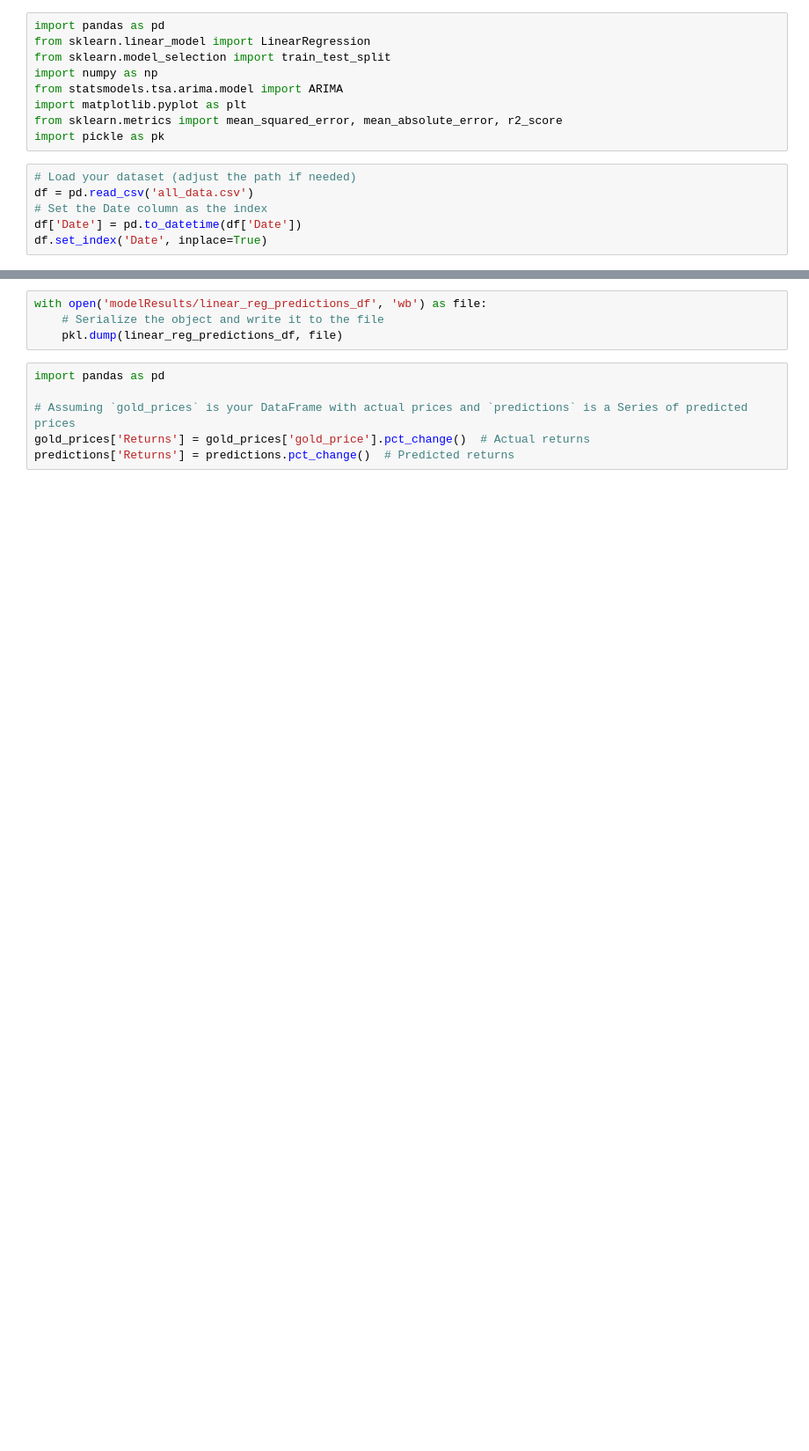
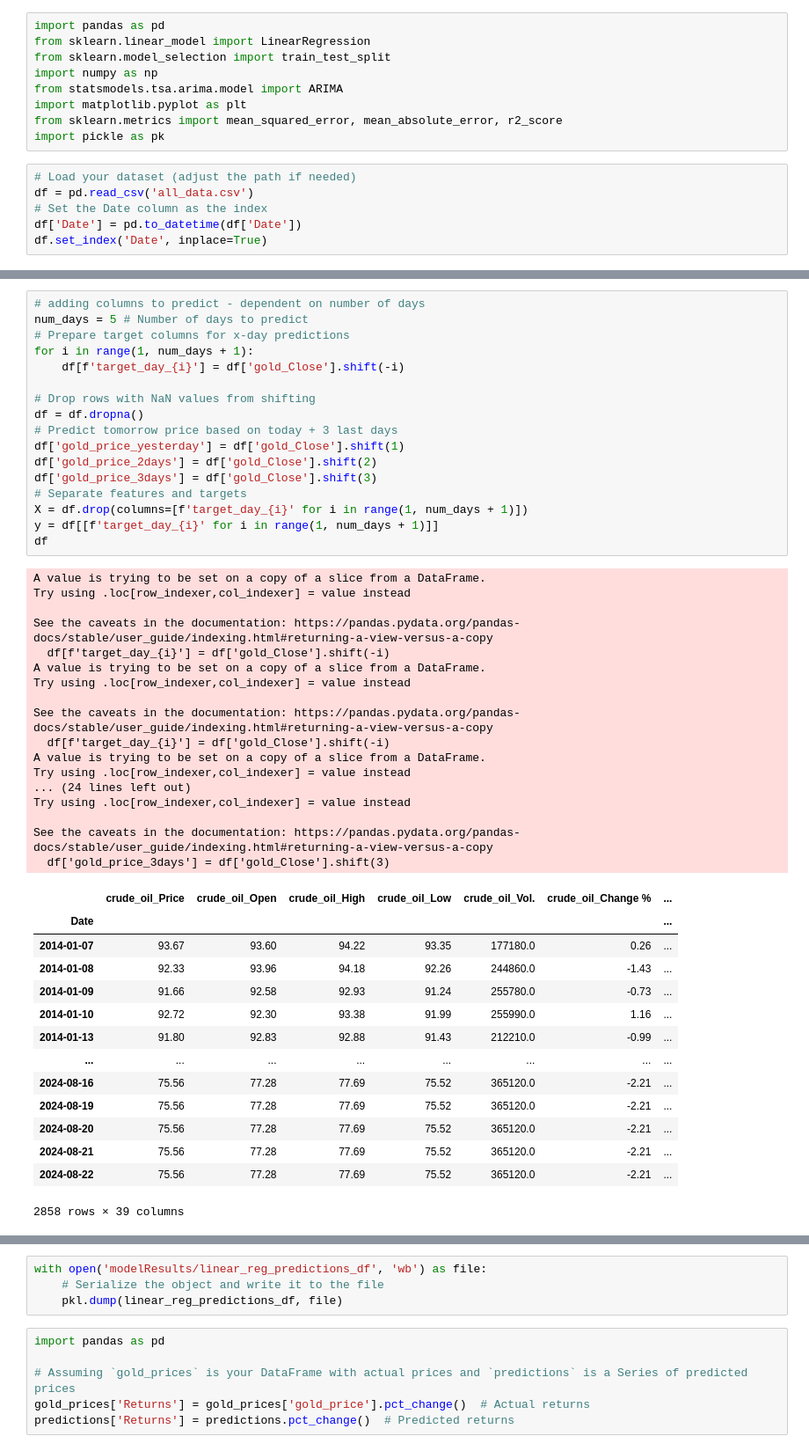
Before and after one commit to DanaMikulinsky/fintechFinalProject, a Jupyter notebook: linearRegression.ipynb, the cells around one changed output, grey strips where cells are left out. Shown at 88% size. Saved outputs shown, nothing was run; the diff lists cells and outputs as text; blank space fills up the shorter version.

```diff
--- a/linearRegression.ipynb
+++ b/linearRegression.ipynb
@@ -16 +33,50 @@ df.set_index('Date', inplace=True)
+# %%
+# adding columns to predict - dependent on number of days
+num_days = 5 # Number of days to predict
+# Prepare target columns for x-day predictions
+for i in range(1, num_days + 1):
+    df[f'target_day_{i}'] = df['gold_Close'].shift(-i)
+
+# Drop rows with NaN values from shifting
+df = df.dropna()
+# Predict tomorrow price based on today + 3 last days
+df['gold_price_yesterday'] = df['gold_Close'].shift(1)
+df['gold_price_2days'] = df['gold_Close'].shift(2)
+df['gold_price_3days'] = df['gold_Close'].shift(3)
+# Separate features and targets
+X = df.drop(columns=[f'target_day_{i}' for i in range(1, num_days + 1)])
+y = df[[f'target_day_{i}' for i in range(1, num_days + 1)]]
+df
+# %% [output]
+A value is trying to be set on a copy of a slice from a DataFrame.
+Try using .loc[row_indexer,col_indexer] = value instead
+
+See the caveats in the documentation: https://pandas.pydata.org/pandas-docs/stable/user_guide/indexing.html#returning-a-view-versus-a-copy
+  df[f'target_day_{i}'] = df['gold_Close'].shift(-i)
+A value is trying to be set on a copy of a slice from a DataFrame.
+Try using .loc[row_indexer,col_indexer] = value instead
+
+See the caveats in the documentation: https://pandas.pydata.org/pandas-docs/stable/user_guide/indexing.html#returning-a-view-versus-a-copy
+  df[f'target_day_{i}'] = df['gold_Close'].shift(-i)
+A value is trying to be set on a copy of a slice from a DataFrame.
+Try using .loc[row_indexer,col_indexer] = value instead
+... (24 lines left out)
+Try using .loc[row_indexer,col_indexer] = value instead
+
+See the caveats in the documentation: https://pandas.pydata.org/pandas-docs/stable/user_guide/indexing.html#returning-a-view-versus-a-copy
+  df['gold_price_3days'] = df['gold_Close'].shift(3)
+|  | crude_oil_Price | crude_oil_Open | crude_oil_High | crude_oil_Low | crude_oil_Vol. | crude_oil_Change % | ... |
+| Date |  |  |  |  |  |  | ... |
+| 2014-01-07 | 93.67 | 93.60 | 94.22 | 93.35 | 177180.0 | 0.26 | ... |
+| 2014-01-08 | 92.33 | 93.96 | 94.18 | 92.26 | 244860.0 | -1.43 | ... |
+| 2014-01-09 | 91.66 | 92.58 | 92.93 | 91.24 | 255780.0 | -0.73 | ... |
+| 2014-01-10 | 92.72 | 92.30 | 93.38 | 91.99 | 255990.0 | 1.16 | ... |
+| 2014-01-13 | 91.80 | 92.83 | 92.88 | 91.43 | 212210.0 | -0.99 | ... |
+| ... | ... | ... | ... | ... | ... | ... | ... |
+| 2024-08-16 | 75.56 | 77.28 | 77.69 | 75.52 | 365120.0 | -2.21 | ... |
+| 2024-08-19 | 75.56 | 77.28 | 77.69 | 75.52 | 365120.0 | -2.21 | ... |
+| 2024-08-20 | 75.56 | 77.28 | 77.69 | 75.52 | 365120.0 | -2.21 | ... |
+| 2024-08-21 | 75.56 | 77.28 | 77.69 | 75.52 | 365120.0 | -2.21 | ... |
+| 2024-08-22 | 75.56 | 77.28 | 77.69 | 75.52 | 365120.0 | -2.21 | ... |
+2858 rows × 39 columns
 # %%
```
Also changed, not shown: parts of 10 cells of this notebook.
